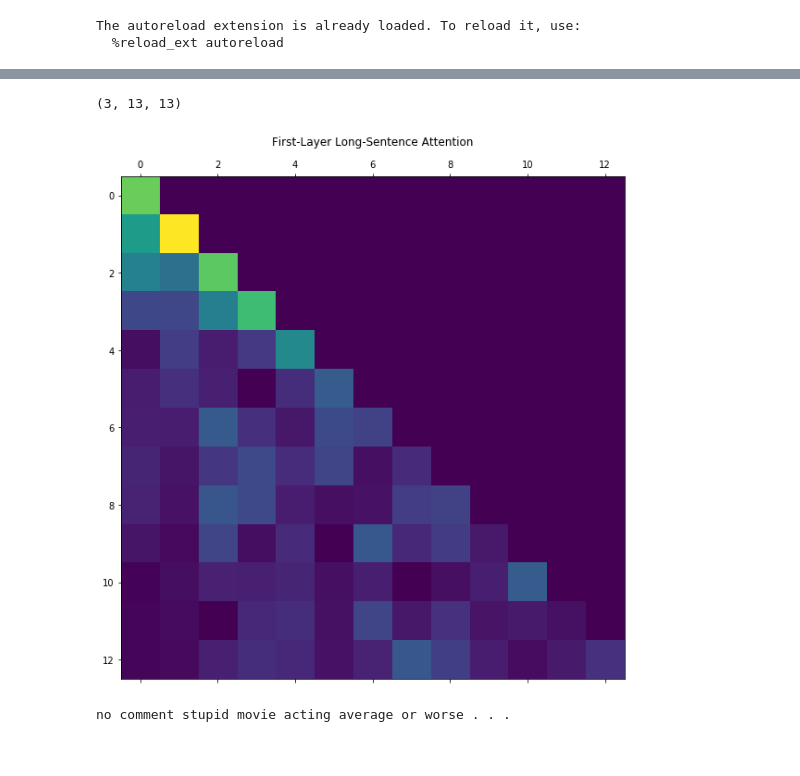
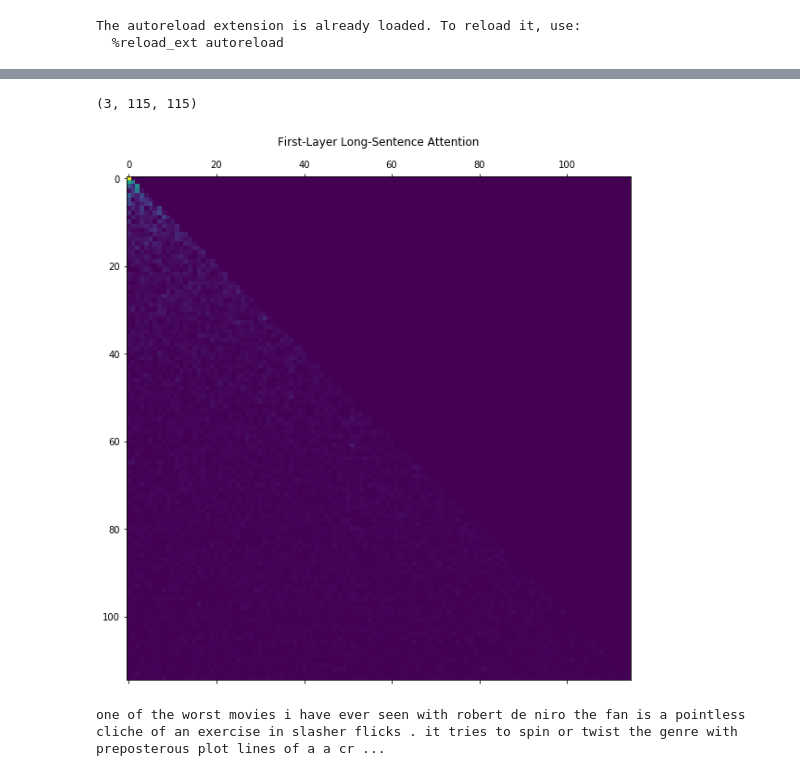
Before and after one commit to gebob19/Dropout-Attention, a Jupyter notebook: torch_analysis.ipynb, the cells around one changed output, grey strips where cells are left out. Cells and saved outputs as stored; diff of their text form; code cells hidden in the pictures.

```diff
--- a/torch_analysis.ipynb
+++ b/torch_analysis.ipynb
@@ -23,7 +23,7 @@ The autoreload extension is already loaded. To reload it, use:
   %reload_ext autoreload
 # %%
 train_df = pd.read_csv('train.csv')
-train_df = train_df[train_df.file_length < 20]
+train_df = train_df[train_df.file_length < 200]
 # %%
 # Sample Example from dataset
 for sents, targets in batch_iter(lang, train_df, 3, shuffle=True):
@@ -66,30 +96,30 @@ len(tracked_attention_weigths)
 # %%
-w = tracked_attention_weigths[1]
+w = tracked_attention_weigths[0]
 w.detach().numpy().squeeze().shape
 # %% [output]
-(3, 13, 13)
+(3, 115, 115)
 # %%
 # Thanks to,
 # https://www.tensorflow.org/alpha/tutorials/text/nmt_with_attention
-batch_index = 0
+batch_index = 1
 sentence = x[batch_index]
 
 fig = plt.figure(figsize=(10, 10))
 ax = fig.add_subplot(1, 1, 1)
 attention = w.detach().numpy().squeeze()
 attention = attention[batch_index] if type(batch_index) == int else attention
 ax.matshow(attention, cmap='viridis')
 fontdict = {'fontsize': 14}
 
 # ax.set_xticklabels([''] + sentence, fontdict=fontdict, rotation=90)
 # ax.set_yticklabels([''] + sentence, fontdict=fontdict)
 # ax.xaxis.set_major_locator(ticker.MultipleLocator(1))
 # ax.yaxis.set_major_locator(ticker.MultipleLocator(1))
 
 ax.set_title("First-Layer Long-Sentence Attention")
 
 plt.show()
 print(' '.join(sentence))
 # %% [output]
-[figure, old version]
+[figure, new version]
-no comment stupid movie acting average or worse . . .
+one of the worst movies i have ever seen with robert de niro the fan is a pointless cliche of an exercise in slasher flicks . it tries to spin or twist the genre with preposterous plot lines of a a cr ...
```
Also changed, not shown: parts of 4 cells of this notebook, 1 other file.
